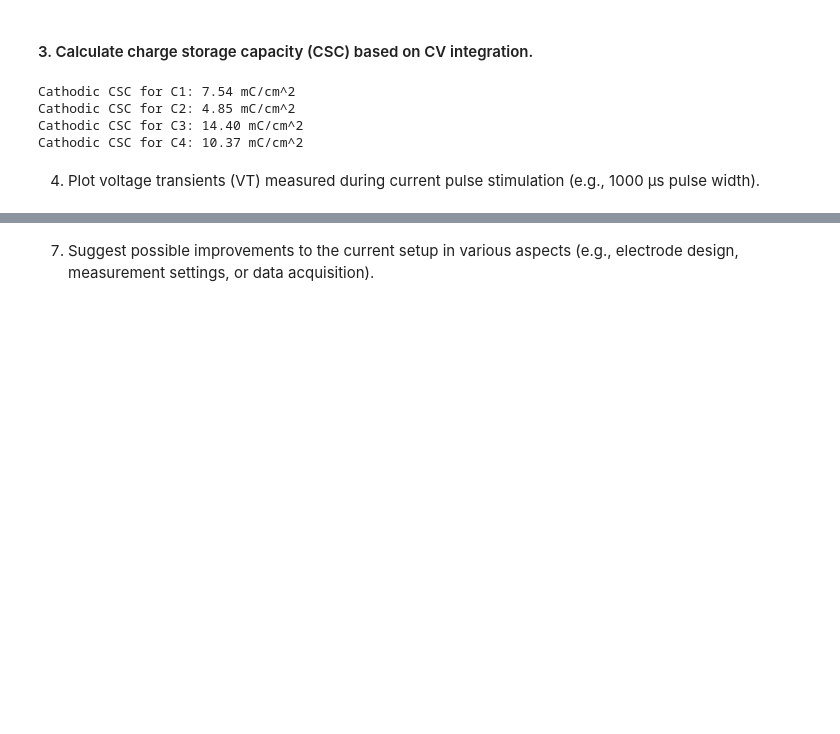
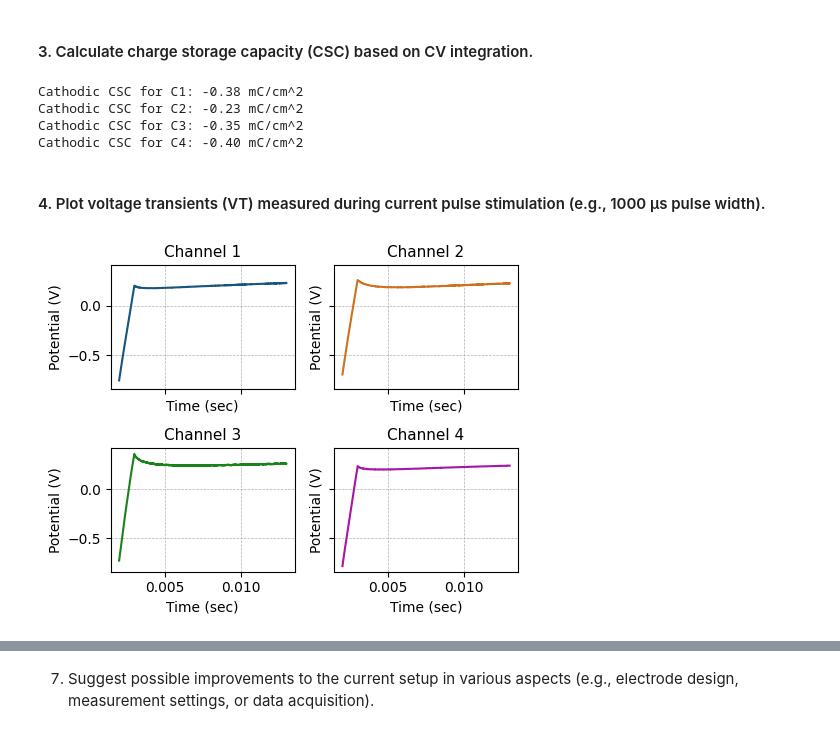
Before and after one commit to mohammadmundiwala/Flexible-Electronics, a Jupyter notebook: lab-1/data_analysis.ipynb, the cells around one changed output, grey strips where cells are left out. Cells and saved outputs as stored; diff of their text form; code cells hidden in the pictures; blank space fills up the shorter version.

```diff
--- a/lab-1/data_analysis.ipynb
+++ b/lab-1/data_analysis.ipynb
@@ -141,16 +138,42 @@ area_cm2 = np.pi * ((diameter_um * 1e-4) / 2)**2
 scan_rate = 0.1 # V/s, from header
 
 for i, df in enumerate([cv_c1, cv_c2, cv_c3, cv_c4], 1):
-    df['Current_density'] = df[' Current/A'] / area_cm2
-    mask = df['Current_density'] < 0
-    cathodic_current = df.loc[mask, 'Current_density']
-    cathodic_potential = df.loc[mask, 'Potential/V']
-    cathodic_charge = np.trapezoid(cathodic_current, cathodic_potential) / scan_rate  # C/cm2
+    last_loop = df.tail(2800).copy() # last 2800 rows
+    last_loop['Current_density'] = last_loop[' Current/A'] / area_cm2
+    is_cath_sweep = np.r_[False, np.diff(last_loop['Potential/V'].to_numpy()) < 0]
+    cathodic = last_loop[(last_loop['Current_density'] < 0) & is_cath_sweep]
+    cathodic_charge = np.trapezoid(cathodic['Current_density'], cathodic['Potential/V']) / scan_rate #C/cm2
     print(f"Cathodic CSC for C{i}: {cathodic_charge * 1e3:.2f} mC/cm^2") # convert to mC/cm2
 # %% [output]
-Cathodic CSC for C1: 7.54 mC/cm^2
-Cathodic CSC for C2: 4.85 mC/cm^2
-Cathodic CSC for C3: 14.40 mC/cm^2
-Cathodic CSC for C4: 10.37 mC/cm^2
+Cathodic CSC for C1: -0.38 mC/cm^2
+Cathodic CSC for C2: -0.23 mC/cm^2
+Cathodic CSC for C3: -0.35 mC/cm^2
+Cathodic CSC for C4: -0.40 mC/cm^2
 # %% [markdown]
-4. Plot voltage transients (VT) measured during current pulse stimulation (e.g., 1000 µs pulse width).
+#### 4. Plot voltage transients (VT) measured during current pulse stimulation (e.g., 1000 µs pulse width).
+# %%
+# read in CIC data
+cic_c1 = pd.read_csv('data/Small device 2 Ch 1 CIC Day 0.txt',
+                     skiprows=19, delimiter=",")
+cic_c2 = pd.read_csv('data/Small device 2 Ch 2 CIC Day 0.txt',
+                        skiprows=19, delimiter=",")
+cic_c3 = pd.read_csv('data/Small device 2 Ch 3 CIC Day 0.txt',
+                        skiprows=19, delimiter=",")
+cic_c4 = pd.read_csv('data/Small device 2 Ch 4 CIC Day 0.txt',
+                        skiprows=19, delimiter=",")
+# %%
+channels = [cic_c1, cic_c2, cic_c3, cic_c4]
+
+fig, axs = plt.subplots(2, 2, figsize=(5, 4), sharex=True, sharey=True)
+for i, (df, title, color) in enumerate(zip(channels, titles, colors)):
+    ax = axs[i // 2, i % 2]
+    ax.plot(df['Time/sec'][200:1300], df[' Potential/V'][200:1300], color=color)
+    ax.set_title(title, fontsize=11)
+    ax.set_xlabel('Time (sec)')
+    ax.set_ylabel('Potential (V)')
+    ax.grid(True, which='both', ls='--', lw=0.5)
+plt.tight_layout()
+plt.show()
+fig.savefig('figs/cic_plot3_v2.pdf', dpi=300)
+# %% [output]
+[figure, added]
```
Also changed, not shown: parts of 9 cells of this notebook.
